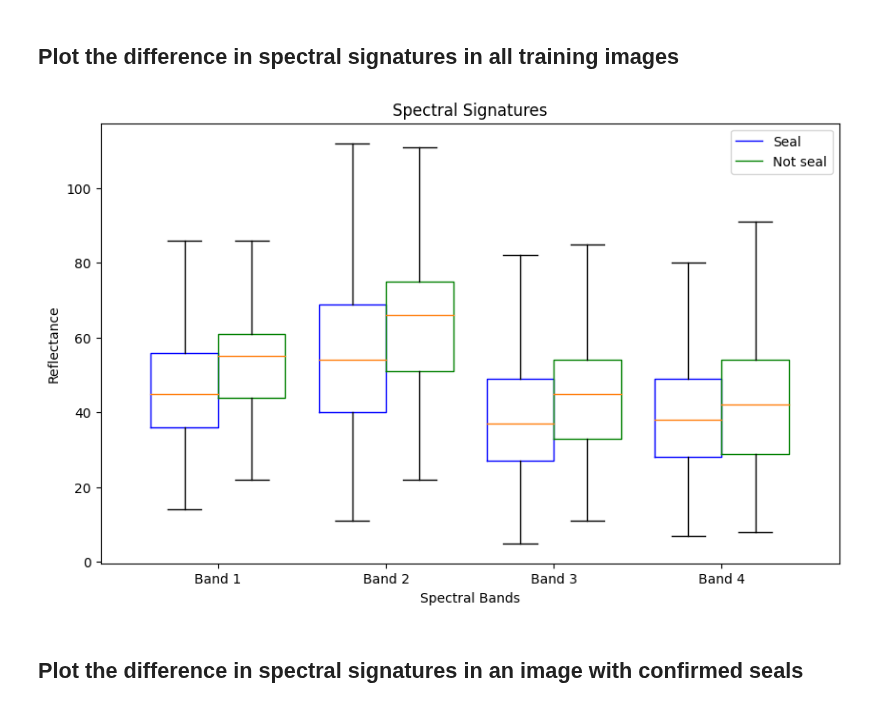
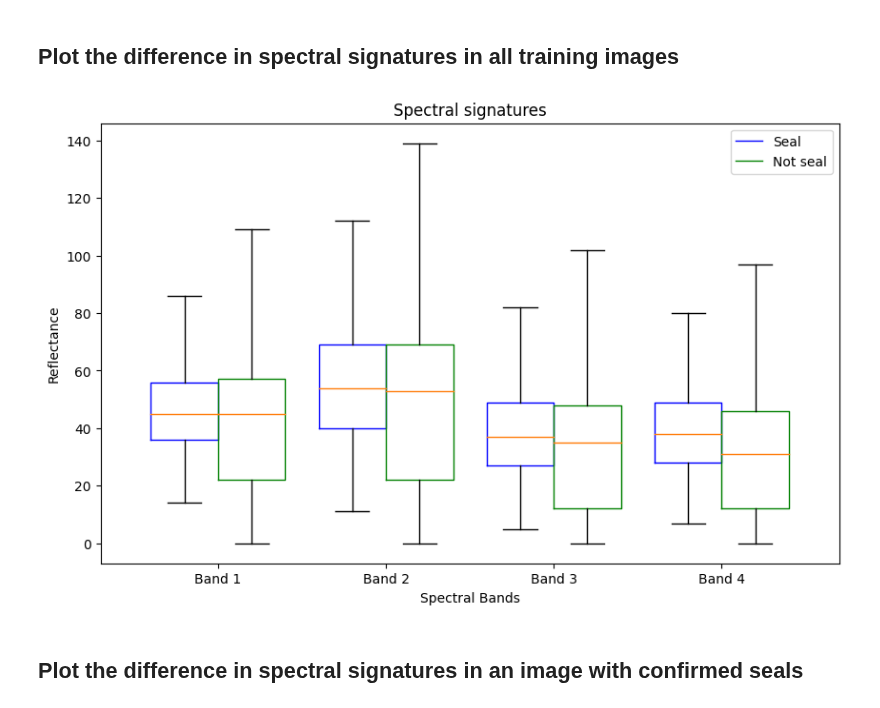
Before and after one commit to GeoKauko/TheNavySeals, a Jupyter notebook: spectral_signatures.ipynb, the cells around one changed output. Saved outputs shown, nothing was run; the diff lists cells and outputs as text; code cells hidden in the pictures.

Commit message:
Fixed an error in all signatures

```diff
--- a/spectral_signatures.ipynb
+++ b/spectral_signatures.ipynb
@@ -50,39 +50,39 @@ nonseal_signatures = []
 
 # get signatures with a loop
 for image_file, mask_file in zip(image_files, mask_files):
-    seal_pixels, environment_pixels = extract_spectral_signatures(image_file, mask_file)
+    seal_pixels, nonseal_pixels = extract_spectral_signatures(image_file, mask_file)
     seal_signatures.append(seal_pixels)
     nonseal_signatures.append(nonseal_pixels)
 
 # convert to arrays
 seal_signatures = np.concatenate(seal_signatures, axis=1)
 nonseal_signatures = np.concatenate(nonseal_signatures, axis=1)
 
 bands = range(1, seal_signatures.shape[0] + 1)
 plt.figure(figsize=(10, 6))
 
 # box plots for seal_signatures
 plt.boxplot(seal_signatures.T, positions=np.array(bands) - 0.2, widths=0.4, showfliers=False,
             boxprops=dict(color='blue'))
 
 # box plots for environment_signatures
 plt.boxplot(nonseal_signatures.T, positions=np.array(bands) + 0.2, widths=0.4, showfliers=False,
             boxprops=dict(color='green'))
 
 plt.xticks(bands, [f'Band {b}' for b in bands])
 plt.xlabel('Spectral Bands')
 plt.ylabel('Reflectance')
-plt.title('Spectral Signatures')
+plt.title('Spectral signatures')
 plt.legend(['Seal', 'Not seal'])
 
 legend_handles = [
     Line2D([0], [0], color='blue', lw=1, label='Seal'),
     Line2D([0], [0], color='green', lw=1, label='Not seal')
 ]
 plt.legend(handles=legend_handles)
 plt.show()
 # %% [output]
-[figure, old version]
+[figure, new version]
 # %% [markdown]
 ## Plot the difference in spectral signatures in an image with confirmed seals
 # %%
```
Also changed, not shown: parts of 2 cells of this notebook.
